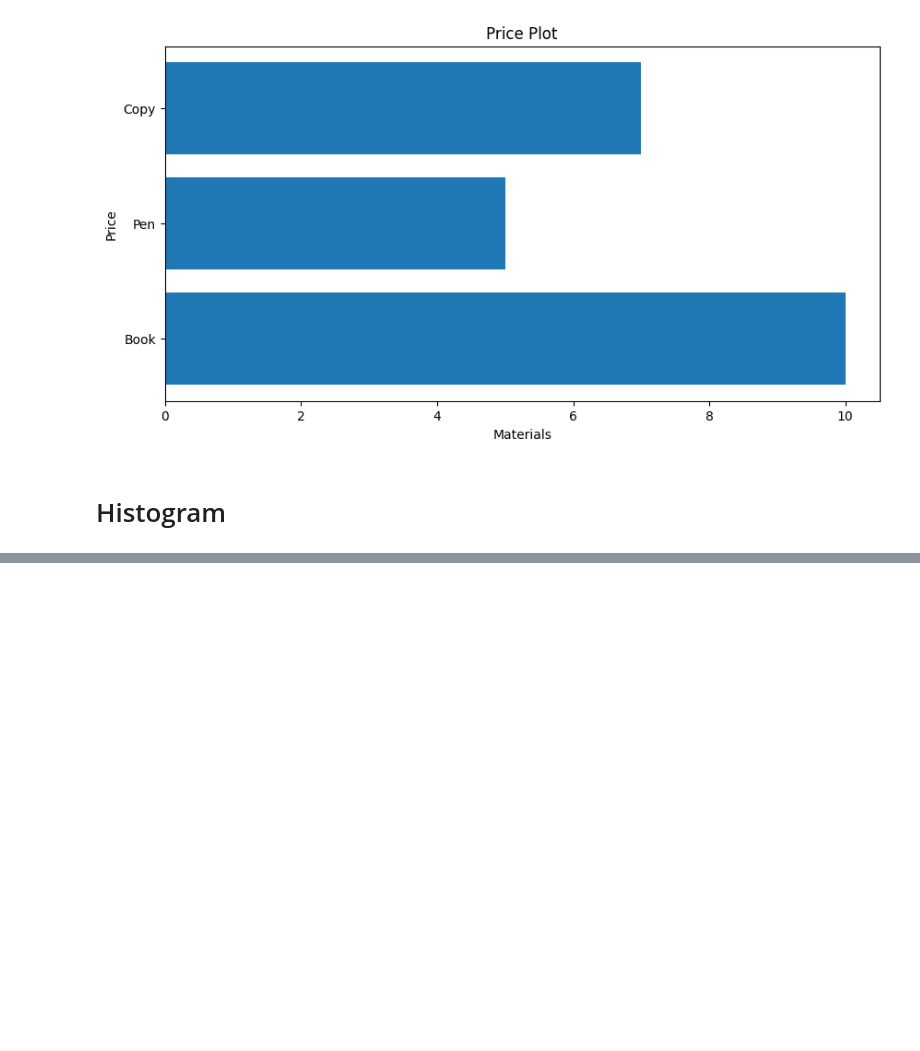
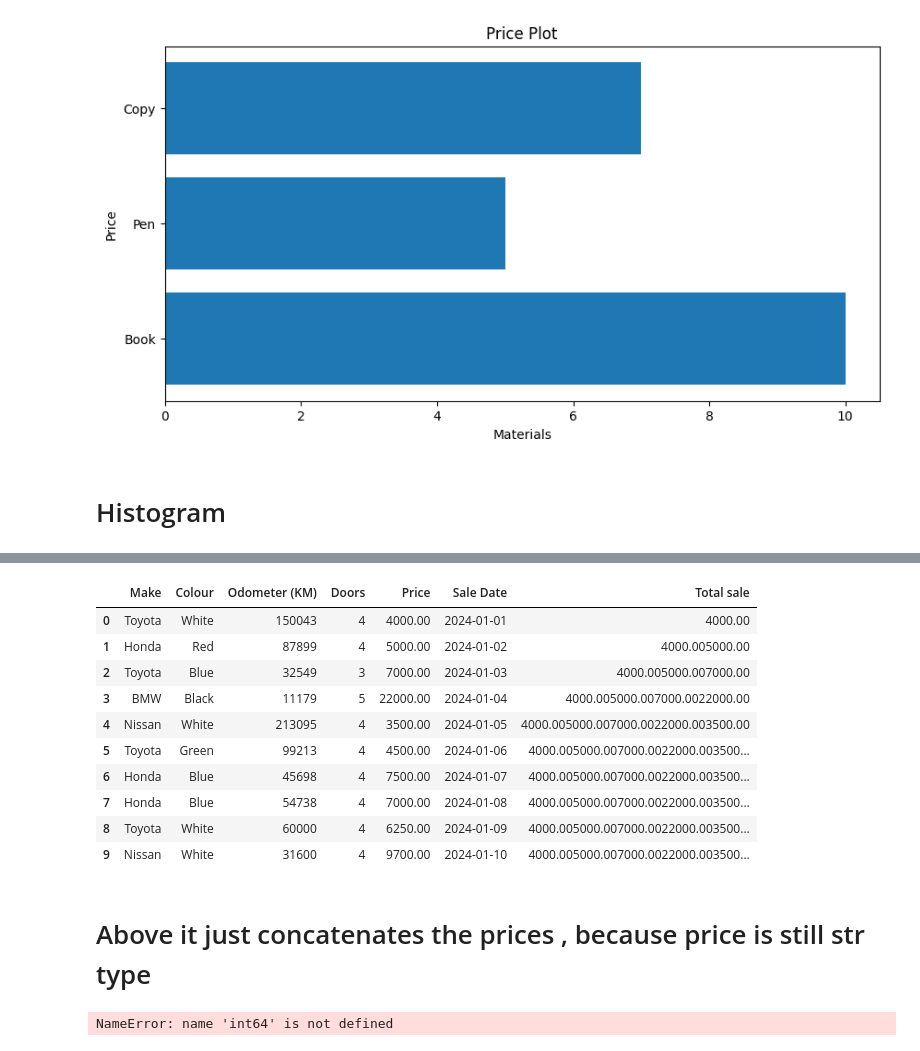
Before and after one commit to KhatiwadaPrajwal056/Data-Science-Libraries-, a Jupyter notebook: Matplotlib/matplotlib.ipynb, the cells around one changed output, grey strips where cells are left out. Saved outputs shown, nothing was run; the diff lists cells and outputs as text; code cells hidden in the pictures; blank space fills up the shorter version.

```diff
--- a/Matplotlib/matplotlib.ipynb
+++ b/Matplotlib/matplotlib.ipynb
@@ -165,0 +180,3 @@ ax4.hist(np.random.random(5));
+# %%
+car_sales=pd.read_csv("car_sales.csv")
+car_sales
@@ -165,0 +206,4 @@ ax4.hist(np.random.random(5));
+# %%
+#convert price to numeric:
+car_sales["Price"]=car_sales["Price"].str.replace("[\$\,]",'')
+car_sales
@@ -165,0 +222,4 @@ ax4.hist(np.random.random(5));
+# %%
+# add sales column according to the date
+car_sales["Sale Date"]=pd.date_range("1/1/2024",periods=10)
+car_sales
@@ -165,0 +238,24 @@ ax4.hist(np.random.random(5));
+# %%
+# Add total sale price using cumsum:
+car_sales["Total sale"]=car_sales["Price"].cumsum()
+car_sales
+# %% [output]
+|  | Make | Colour | Odometer (KM) | Doors | Price | Sale Date | Total sale |
+| 0 | Toyota | White | 150043 | 4 | 4000.00 | 2024-01-01 | 4000.00 |
+| 1 | Honda | Red | 87899 | 4 | 5000.00 | 2024-01-02 | 4000.005000.00 |
+| 2 | Toyota | Blue | 32549 | 3 | 7000.00 | 2024-01-03 | 4000.005000.007000.00 |
+| 3 | BMW | Black | 11179 | 5 | 22000.00 | 2024-01-04 | 4000.005000.007000.0022000.00 |
+| 4 | Nissan | White | 213095 | 4 | 3500.00 | 2024-01-05 | 4000.005000.007000.0022000.003500.00 |
+| 5 | Toyota | Green | 99213 | 4 | 4500.00 | 2024-01-06 | 4000.005000.007000.0022000.003500... |
+| 6 | Honda | Blue | 45698 | 4 | 7500.00 | 2024-01-07 | 4000.005000.007000.0022000.003500... |
+| 7 | Honda | Blue | 54738 | 4 | 7000.00 | 2024-01-08 | 4000.005000.007000.0022000.003500... |
+| 8 | Toyota | White | 60000 | 4 | 6250.00 | 2024-01-09 | 4000.005000.007000.0022000.003500... |
+| 9 | Nissan | White | 31600 | 4 | 9700.00 | 2024-01-10 | 4000.005000.007000.0022000.003500... |
+# %% [markdown]
+# Above it just concatenates the prices , because price is still str type
+# %%
+#Resolve it:
+car_sales["Total sales"]=car_sales["Price"].astype(int64).cumsum()
+car_sales
+# %% [output]
+NameError: name 'int64' is not defined
```
Also changed, not shown: parts of 13 cells of this notebook, 4 other files.
